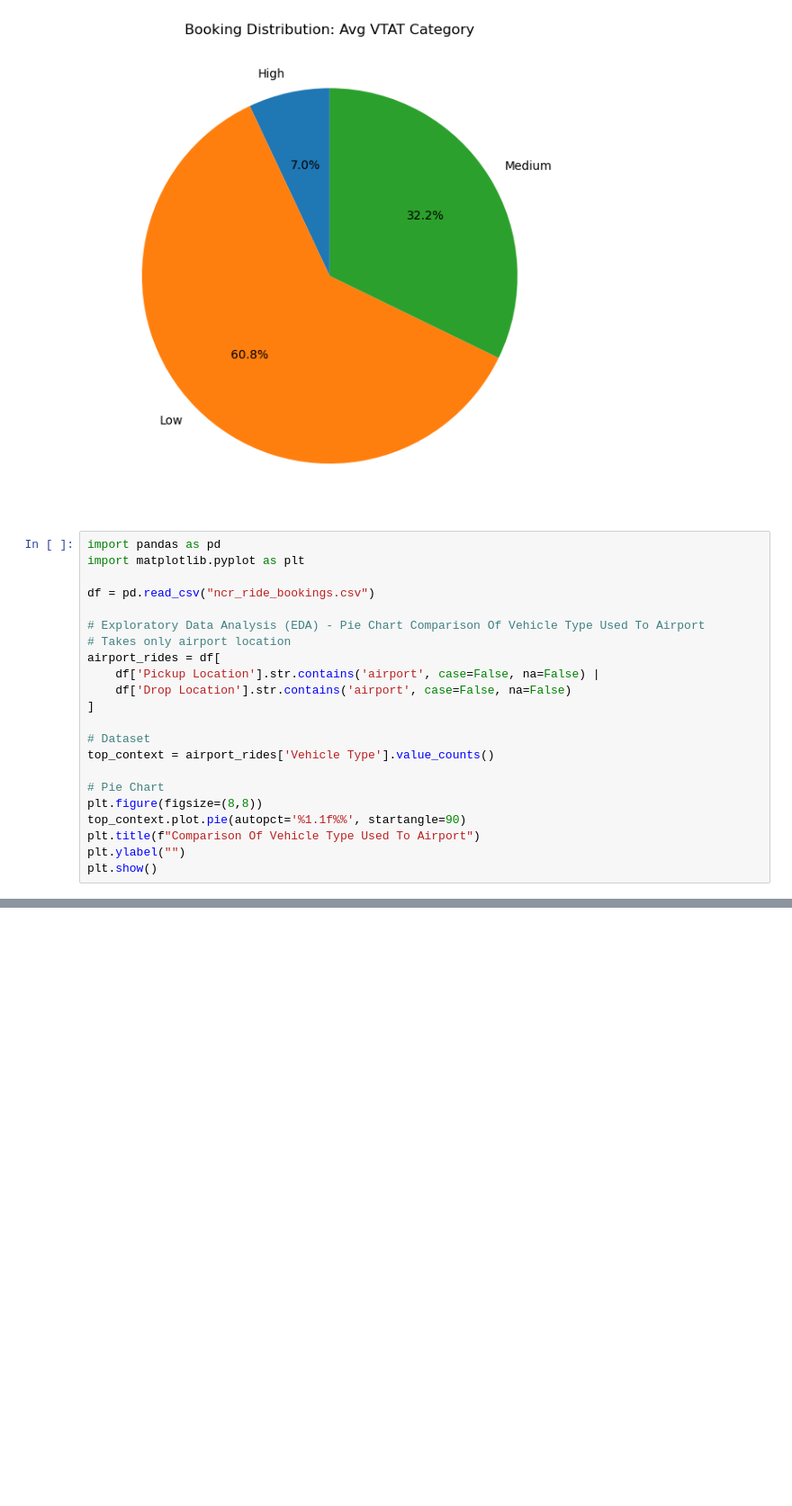
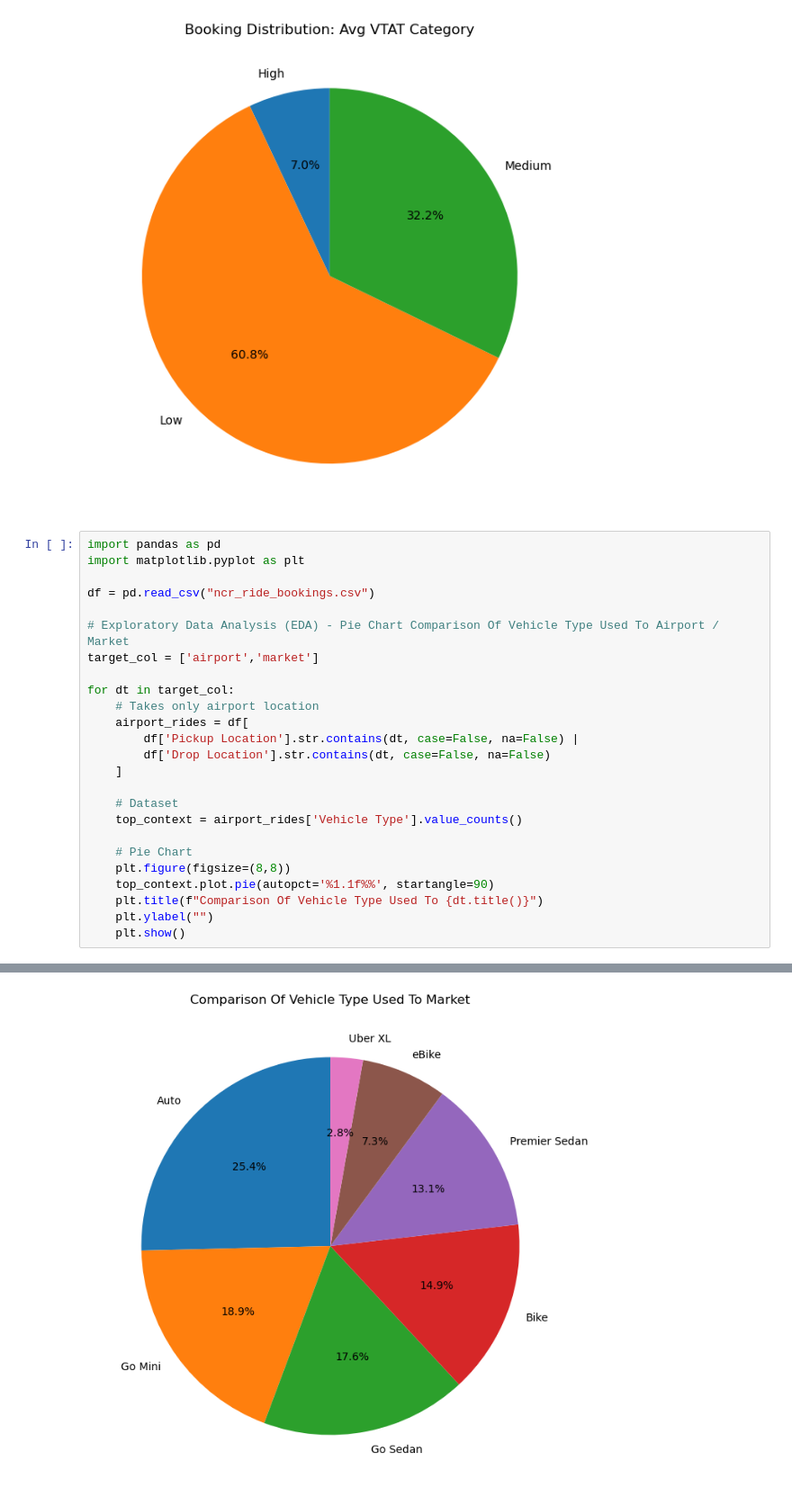
Before and after one commit to FlazeFy2/DS-Uber_Data_Analytics_Dashboard, a Jupyter notebook: exploratory data analysis-pie.ipynb, the cells around one changed output, grey strips where cells are left out. Shown at 90% size. Drawn from its saved outputs; the diff is of its cells as text; blank space fills up the shorter version.

Commit message:
[DS] Exploratory Data Analysis (EDA) - Pie Chart Comparison Of Vehicle Type Used To Market

```diff
--- a/exploratory data analysis-pie.ipynb
+++ b/exploratory data analysis-pie.ipynb
@@ -496,27 +496,31 @@ plt.show()
 # %%
 import pandas as pd
 import matplotlib.pyplot as plt
 
 df = pd.read_csv("ncr_ride_bookings.csv")
 
-# Exploratory Data Analysis (EDA) - Pie Chart Comparison Of Vehicle Type Used To Airport
-# Takes only airport location
-airport_rides = df[
-    df['Pickup Location'].str.contains('airport', case=False, na=False) |
-    df['Drop Location'].str.contains('airport', case=False, na=False)
-]
+# Exploratory Data Analysis (EDA) - Pie Chart Comparison Of Vehicle Type Used To Airport / Market
+target_col = ['airport','market']
 
-# Dataset
-top_context = airport_rides['Vehicle Type'].value_counts()
+for dt in target_col:
+    # Takes only airport location
+    airport_rides = df[
+        df['Pickup Location'].str.contains(dt, case=False, na=False) |
+        df['Drop Location'].str.contains(dt, case=False, na=False)
+    ]
 
-# Pie Chart
-plt.figure(figsize=(8,8))
-top_context.plot.pie(autopct='%1.1f%%', startangle=90)
-plt.title(f"Comparison Of Vehicle Type Used To Airport")
-plt.ylabel("")
-plt.show()
+    # Dataset
+    top_context = airport_rides['Vehicle Type'].value_counts()
+
+    # Pie Chart
+    plt.figure(figsize=(8,8))
+    top_context.plot.pie(autopct='%1.1f%%', startangle=90)
+    plt.title(f"Comparison Of Vehicle Type Used To {dt.title()}")
+    plt.ylabel("")
+    plt.show()
 # %% [output]
 [figure]
+[figure, added]
 # %%
 import pandas as pd
 import matplotlib.pyplot as plt
```
